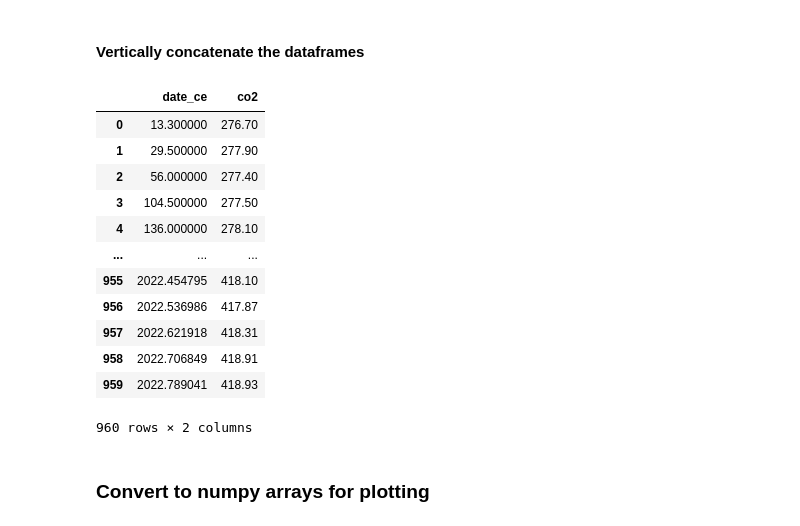
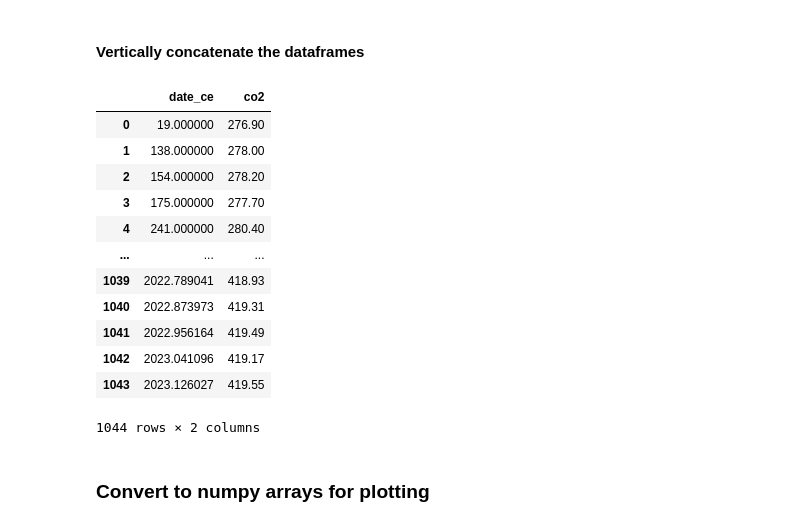
Before and after one commit to sio-co2o2/keelingcurve_notebooks, a Jupyter notebook: notebooks/create_graphic_icecore_back_2K_ce_keelingcurve.ipynb, the cells around one changed output. Drawn from its saved outputs; the diff is of its cells as text; code cells hidden in the pictures.

```diff
--- a/notebooks/create_graphic_icecore_back_2K_ce_keelingcurve.ipynb
+++ b/notebooks/create_graphic_icecore_back_2K_ce_keelingcurve.ipynb
@@ -247,0 +255,7 @@ df_icecore = df_icecore[df_icecore['date_ce'] <= 1957]
+# %%
+df_icecore_800K = df_icecore_800K.sort_values(by=['date_ce'], ascending=True)
+
+# And reset the index
+df_icecore_800K = df_icecore_800K.reset_index(drop=True)
+
+df_icecore_800K.head()
@@ -247,0 +271,4 @@ df_icecore = df_icecore[df_icecore['date_ce'] <= 1957]
+# %%
+min_2K = min(df_icecore_2K['date_ce'])
+
+df_icecore_800K_subset = df_icecore_800K[(df_icecore_800K['date_ce'] < min_2K) & (df_icecore_800K['date_ce'] >= 0)]
@@ -247,0 +277,7 @@ df_icecore = df_icecore[df_icecore['date_ce'] <= 1957]
+# %%
+df_icecore_800K_subset = df_icecore_800K_subset.drop('date_bp', axis=1).copy()
+
+# move date_ce column before co2
+df_icecore_800K_subset = df_icecore_800K_subset.reindex(columns=['date_ce', 'co2'])
+
+df_icecore_800K_subset.head()
@@ -247,0 +290,4 @@ df_icecore = df_icecore[df_icecore['date_ce'] <= 1957]
+# %%
+df_combined_icecore = pd.concat([df_icecore_800K_subset, df_icecore_2K], ignore_index=True)
+
+df_combined_icecore.head()
@@ -254,26 +307,26 @@ df_mlo.columns = ['date_ce', 'co2']
 # %% [markdown]
 #### Vertically concatenate the dataframes
 # %%
-df_combined = pd.concat([df_icecore, df_mlo], ignore_index=True)
+df_combined = pd.concat([df_combined_icecore, df_mlo], ignore_index=True)
 
 # And reset the index
 df_combined = df_combined.reset_index(drop=True)
 
 df_combined
 # %% [output]
 |  | date_ce | co2 |
-| 0 | 13.300000 | 276.70 |
-| 1 | 29.500000 | 277.90 |
-| 2 | 56.000000 | 277.40 |
-| 3 | 104.500000 | 277.50 |
-| 4 | 136.000000 | 278.10 |
+| 0 | 19.000000 | 276.90 |
+| 1 | 138.000000 | 278.00 |
+| 2 | 154.000000 | 278.20 |
+| 3 | 175.000000 | 277.70 |
+| 4 | 241.000000 | 280.40 |
 | ... | ... | ... |
-| 955 | 2022.454795 | 418.10 |
-| 956 | 2022.536986 | 417.87 |
-| 957 | 2022.621918 | 418.31 |
-| 958 | 2022.706849 | 418.91 |
-| 959 | 2022.789041 | 418.93 |
+| 1039 | 2022.789041 | 418.93 |
+| 1040 | 2022.873973 | 419.31 |
+| 1041 | 2022.956164 | 419.49 |
+| 1042 | 2023.041096 | 419.17 |
+| 1043 | 2023.126027 | 419.55 |
-960 rows × 2 columns
+1044 rows × 2 columns
 # %% [markdown]
 ### Convert to numpy arrays for plotting
 # %%
```
Also changed, not shown: parts of 46 cells of this notebook, 10 other files.
